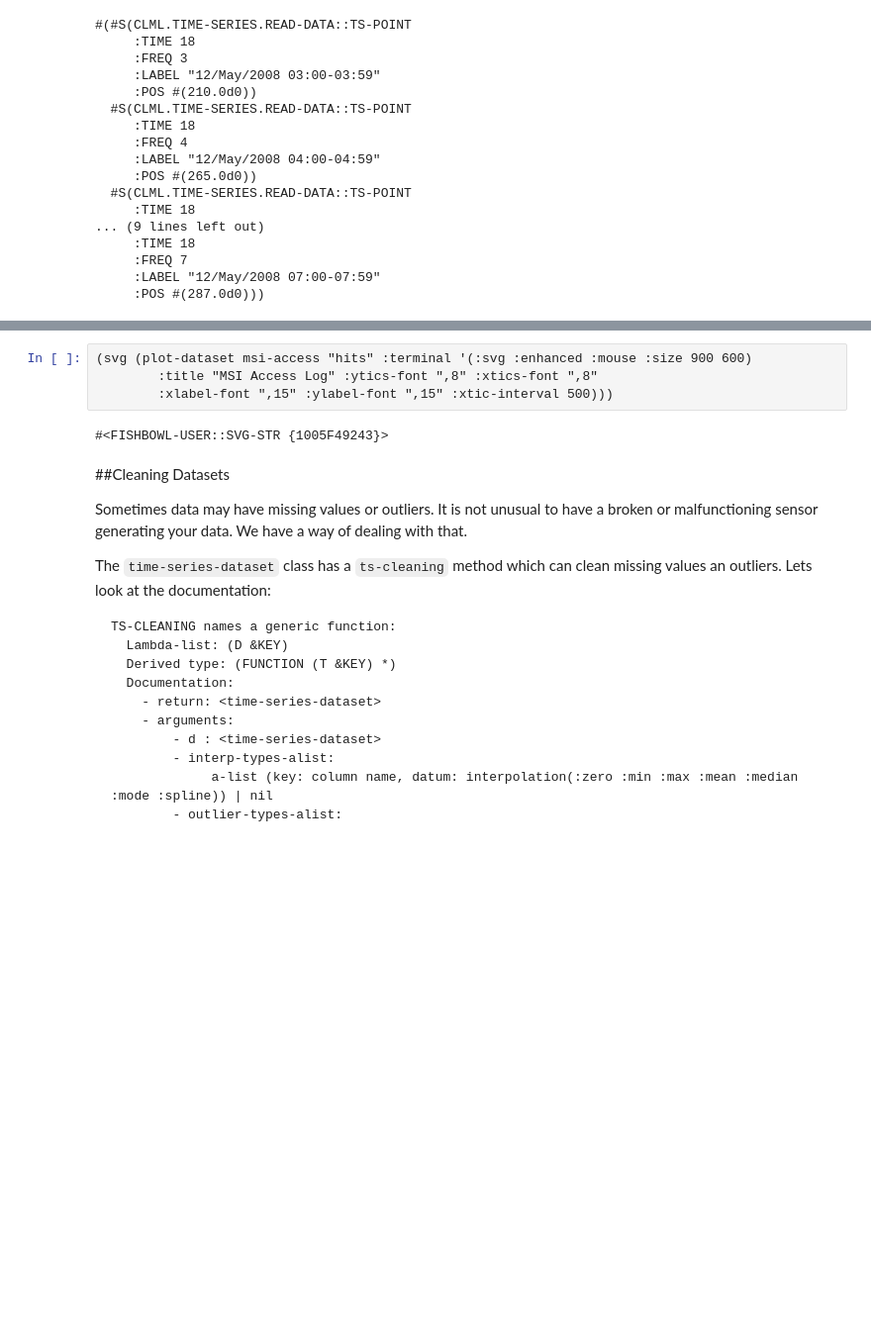
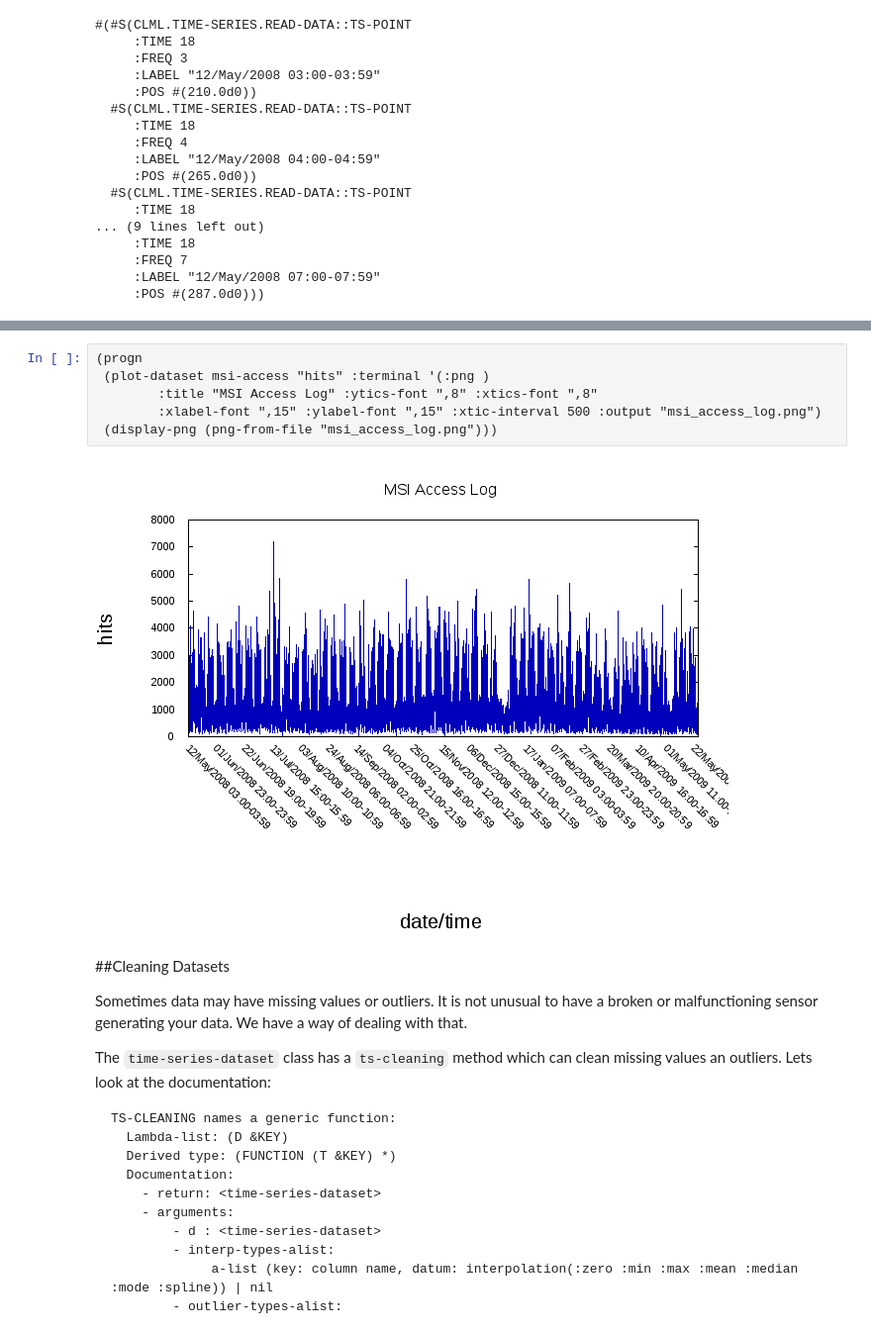
Before and after one commit to mmaul/clml.tutorials, a Jupyter notebook: CLML-Time-Series-Part-1.ipynb, the cells around one changed output, grey strips where cells are left out. Shown: that part at 99% size. Saved outputs shown, nothing was run; the diff lists cells and outputs as text; blank space fills up the shorter version.

```diff
--- a/CLML-Time-Series-Part-1.ipynb
+++ b/CLML-Time-Series-Part-1.ipynb
@@ -185,9 +185,11 @@ Now lets look at the whole dataset. Since each `ts-point` has a label our x axis
 # %%
-(svg (plot-dataset msi-access "hits" :terminal '(:svg :enhanced :mouse :size 900 600)
+(progn
+ (plot-dataset msi-access "hits" :terminal '(:png )
         :title "MSI Access Log" :ytics-font ",8" :xtics-font ",8"
-        :xlabel-font ",15" :ylabel-font ",15" :xtic-interval 500)))
+        :xlabel-font ",15" :ylabel-font ",15" :xtic-interval 500 :output "msi_access_log.png")
+ (display-png (png-from-file "msi_access_log.png")))
 # %% [output]
-#<FISHBOWL-USER::SVG-STR {1005F49243}>
+[figure, added]
 # %% [markdown]
 ##Cleaning Datasets
 
```
Also changed, not shown: parts of 19 cells of this notebook.
